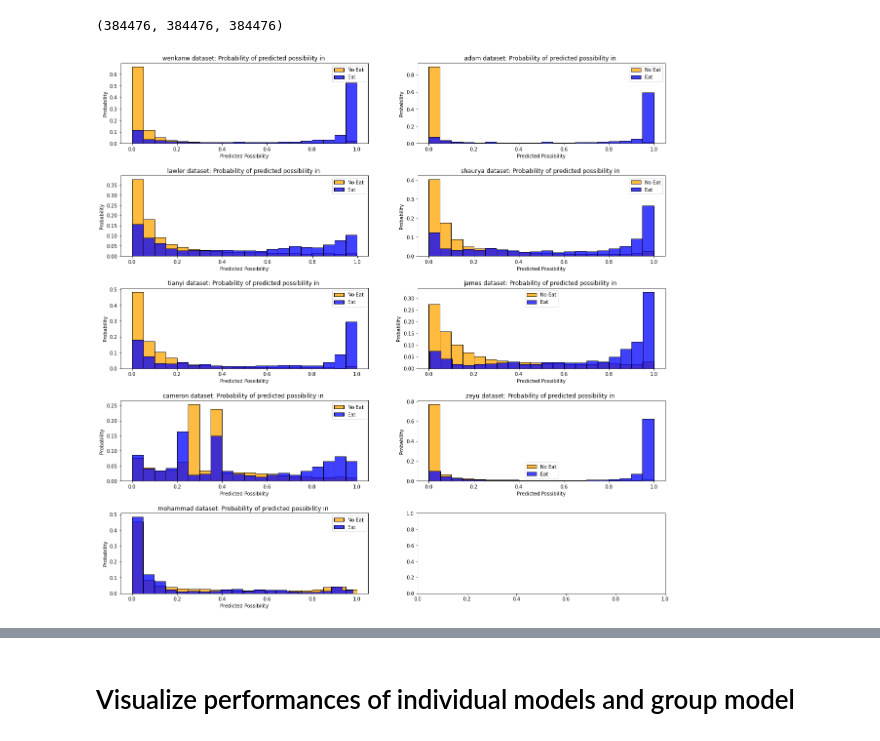
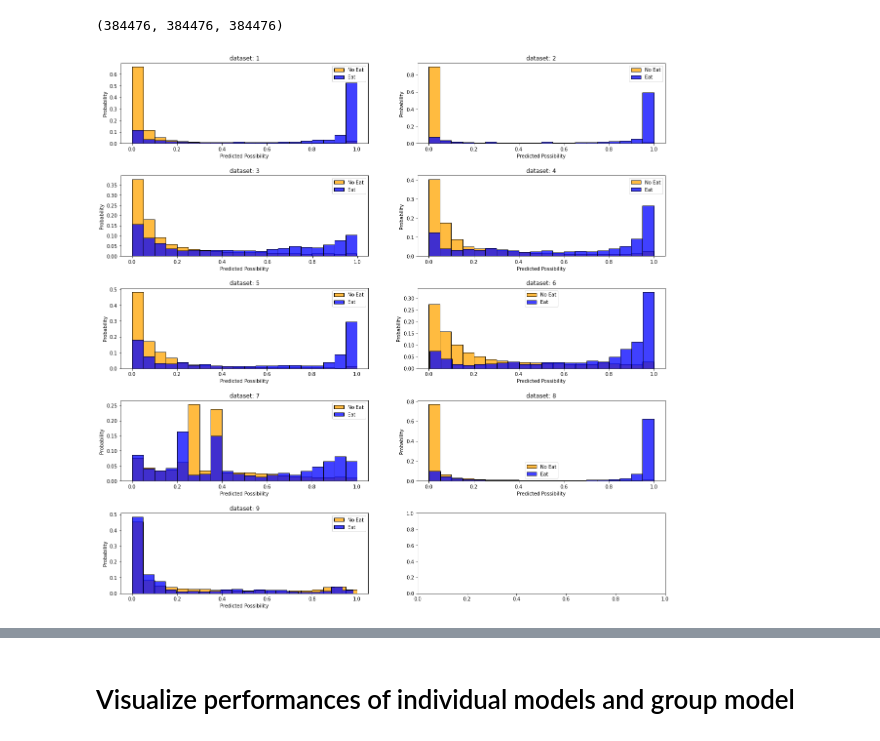
Before and after one commit to wenkangwei/eating-activity-detection, a Jupyter notebook: src/1_3-EDA.ipynb, the cells around one changed output, grey strips where cells are left out. Drawn from its saved outputs; the diff is of its cells as text; code cells hidden in the pictures.

```diff
--- a/src/1_3-EDA.ipynb
+++ b/src/1_3-EDA.ipynb
@@ -136,3 +136,9 @@ name_ls = ["wenkanw",'adam',"lawler","shaurya","tianyi","james","cameron","zeyu"
 # dataset_info.to_csv("../results/dataset_info_8person.csv",index=False)
 dataset_info = pd.read_csv("../results/dataset_info_8person.csv")
 # dataset_info
+#de-identify
+id_mapper ={}
+for i in range(len(dataset_info.dataset)):
+    if dataset_info.dataset[i] !='average' and dataset_info.dataset[i] !='total':
+        id_mapper[dataset_info.dataset[i]] = str(i+1)
+        dataset_info.dataset[i] = i+1
@@ -138,0 +161,3 @@ dataset_info = pd.read_csv("../results/dataset_info_8person.csv")
+# %%
+id_mapper['mohammad'] = str(len(id_mapper.values())+1)
+id_mapper
@@ -704,7 +739,7 @@ proba_len, labels_len, data_len
 # %% [output]
 (384476, 384476, 384476)
 # %%
-def plot_proba_dist(output_df, persons=[], file_name = "individual_prediction_dist",fig_path="../results/images/",dpi=80):
+def plot_proba_dist(output_df, persons=[], id_mapper = {},file_name = "individual_prediction_dist",fig_path="../results/images/",dpi=80):
     """
     output_df:
     """
@@ -733,14 +768,18 @@ def plot_proba_dist(output_df, persons=[], file_name = "individual_prediction_di
         fig =sns.histplot(x=proba_df[label_df==0],common_norm=False,bins=20,stat="probability",ax=ax,color="orange")
         sns.histplot(x=proba_df[label_df==1],common_norm=False,bins=20,stat="probability",ax=ax,color="blue")
         ax.legend(["No Eat","Eat"])
-        _ =ax.set(title=person+" dataset"+": Probability of predicted possibility in ",xlabel="Predicted Possibility")
+        if len(id_mapper)>0:
+            person_id = str(id_mapper[person])
+        else:
+            person_id = person
+        _ =ax.set(title="dataset: "+ person_id,xlabel="Predicted Possibility")
 
         fig = fig.get_figure()
         fig.savefig(fig_path+file_name, dpi = dpi)
 # %%
-plot_proba_dist(output_df, persons=person_ls, file_name= "individual_prediction_dist")
+plot_proba_dist(output_df, id_mapper= id_mapper, persons=person_ls, file_name= "individual_prediction_dist")
 # %% [output]
-[figure, old version]
+[figure, new version]
 # %%
 group_model_output_df = get_episode_output(datasets, threshold= None, use_group_model= True)
 # %% [output]
```
Also changed, not shown: parts of 47 cells of this notebook, 39 other files.
